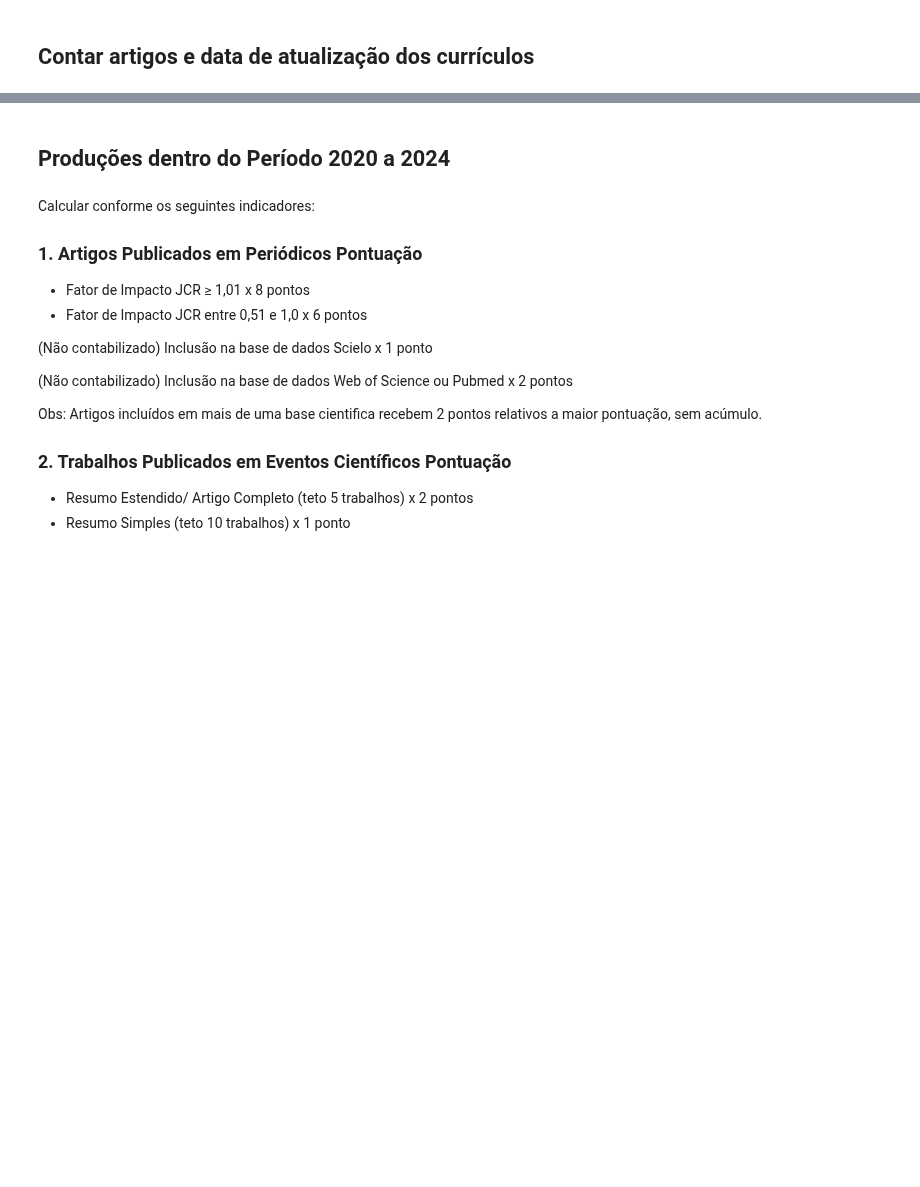
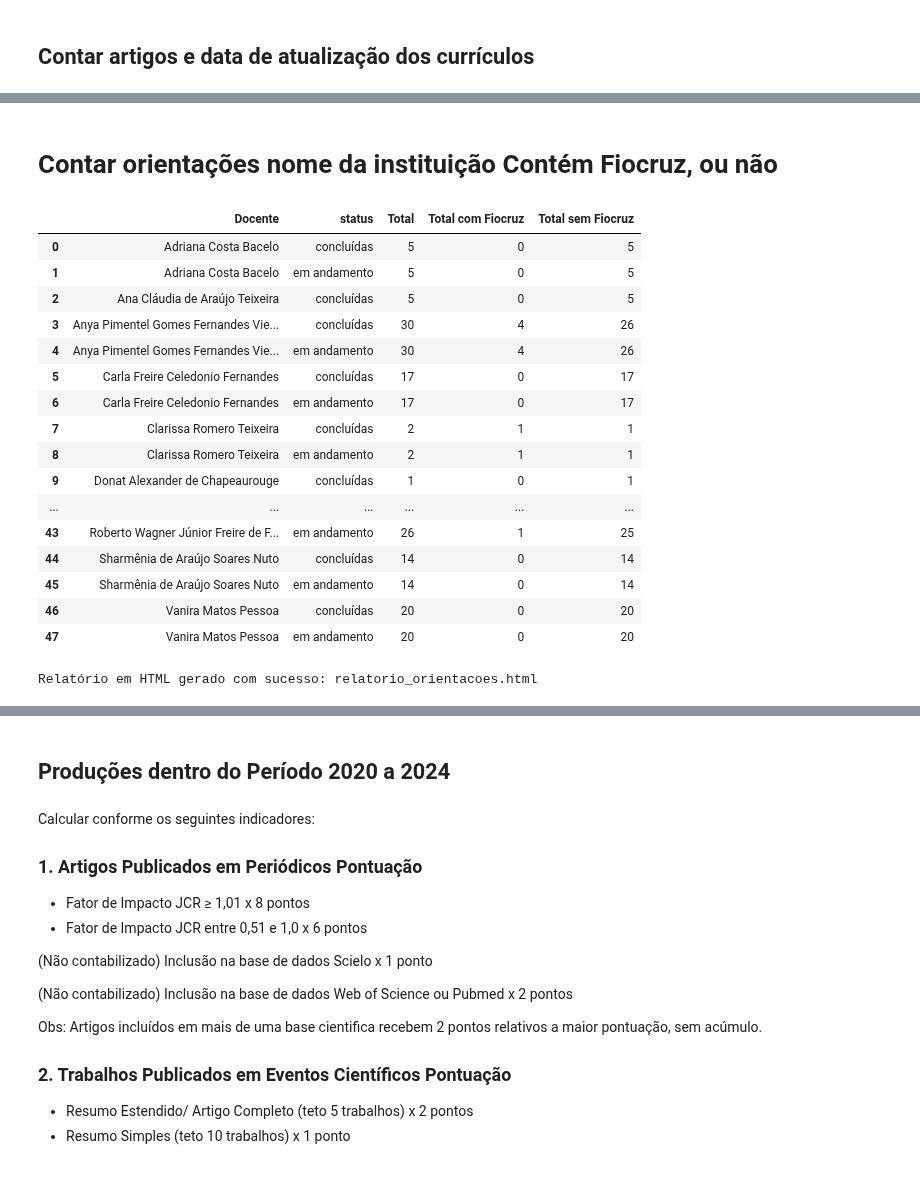
Before and after one commit to makaires77/ppgcs, a Jupyter notebook: nbk_eval_program_FIOCE.ipynb, the cells around one changed output, grey strips where cells are left out. Saved outputs shown, nothing was run; the diff lists cells and outputs as text; code cells hidden in the pictures; blank space fills up the shorter version.

```diff
--- a/nbk_eval_program_FIOCE.ipynb
+++ b/nbk_eval_program_FIOCE.ipynb
@@ -1150,0 +1784,61 @@ dtf_atualizado
+# %% [markdown]
+# Contar orientações nome da instituição Contém Fiocruz, ou não
+# %%
+tipos_aceitaveis = [
+                    'Dissertação de mestrado',
+                    'Tese de doutorado',
+                    # 'Iniciação científica',
+                    # 'Monografia',
+                    # 'Trabalho de conclusão de curso de graduação',
+                    # 'Monografia de conclusão de curso de aperfeiçoamento/especialização',
+                    # 'Orientação de outra natureza',
+                    # 'Orientações de outra natureza',
+                    # 'Trabalho de Conclusão de Curso',
+                    ]
+
+# Use a função para gerar a tabela dinâmica
+ano_inicio = 2000
+ano_final  = 2025
+
+# Gera a lista de orientações
+orientacoes_lista = extrair_orientacoes_geral(dict_list_docents)
+
+# Gera o dataframe de contagens
+dataframe_contagens = criar_dataframe_contagens(orientacoes_lista, ano_inicio, ano_final, tipos_aceitaveis)
+
+# Exibe o dataframe
+dataframe_contagens
+# %% [output]
+|  | Docente | status | Total | Total com Fiocruz | Total sem Fiocruz |
+| 0 | Adriana Costa Bacelo | concluídas | 5 | 0 | 5 |
+| 1 | Adriana Costa Bacelo | em andamento | 5 | 0 | 5 |
+| 2 | Ana Cláudia de Araújo Teixeira | concluídas | 5 | 0 | 5 |
+| 3 | Anya Pimentel Gomes Fernandes Vie... | concluídas | 30 | 4 | 26 |
+| 4 | Anya Pimentel Gomes Fernandes Vie... | em andamento | 30 | 4 | 26 |
+| 5 | Carla Freire Celedonio Fernandes | concluídas | 17 | 0 | 17 |
+| 6 | Carla Freire Celedonio Fernandes | em andamento | 17 | 0 | 17 |
+| 7 | Clarissa Romero Teixeira | concluídas | 2 | 1 | 1 |
+| 8 | Clarissa Romero Teixeira | em andamento | 2 | 1 | 1 |
+| 9 | Donat Alexander de Chapeaurouge | concluídas | 1 | 0 | 1 |
+| ... | ... | ... | ... | ... | ... |
+| 43 | Roberto Wagner Júnior Freire de F... | em andamento | 26 | 1 | 25 |
+| 44 | Sharmênia de Araújo Soares Nuto | concluídas | 14 | 0 | 14 |
+| 45 | Sharmênia de Araújo Soares Nuto | em andamento | 14 | 0 | 14 |
+| 46 | Vanira Matos Pessoa | concluídas | 20 | 0 | 20 |
+| 47 | Vanira Matos Pessoa | em andamento | 20 | 0 | 20 |
+# %%
+# Gera a lista de orientações
+orientacoes_lista = extrair_orientacoes_geral(dict_list_docents)
+
+# Gera o relatório em HTML
+html_report = generate_html_report(orientacoes_lista)
+
+with open('relatorio_orientacoes.html', 'w', encoding='utf-8') as f:
+    f.write(html_report)
+
+print("Relatório em HTML gerado com sucesso: relatorio_orientacoes.html")
+
+# Gera o relatório em PDF
+# generate_pdf_report(html_report)
+# %% [output]
+Relatório em HTML gerado com sucesso: relatorio_orientacoes.html
```
Also changed, not shown: parts of 68 cells of this notebook, 8 other files.
